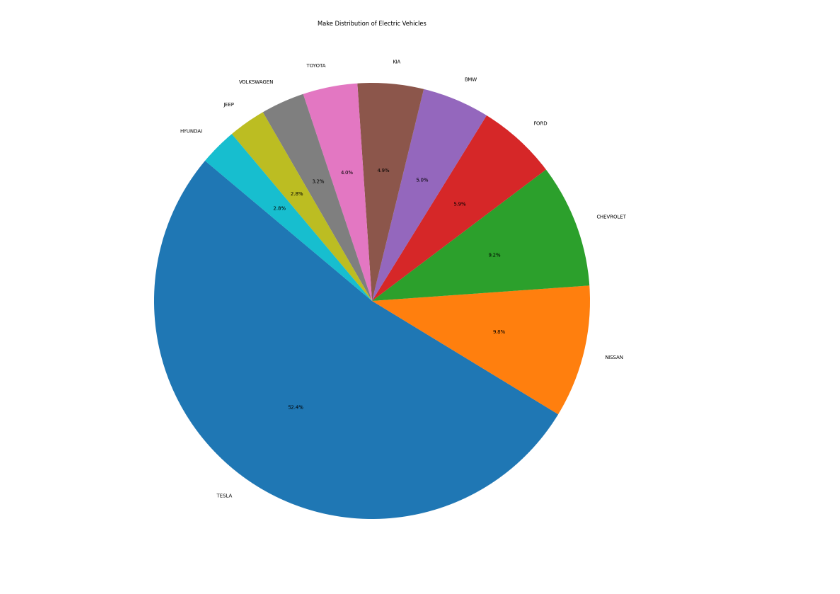
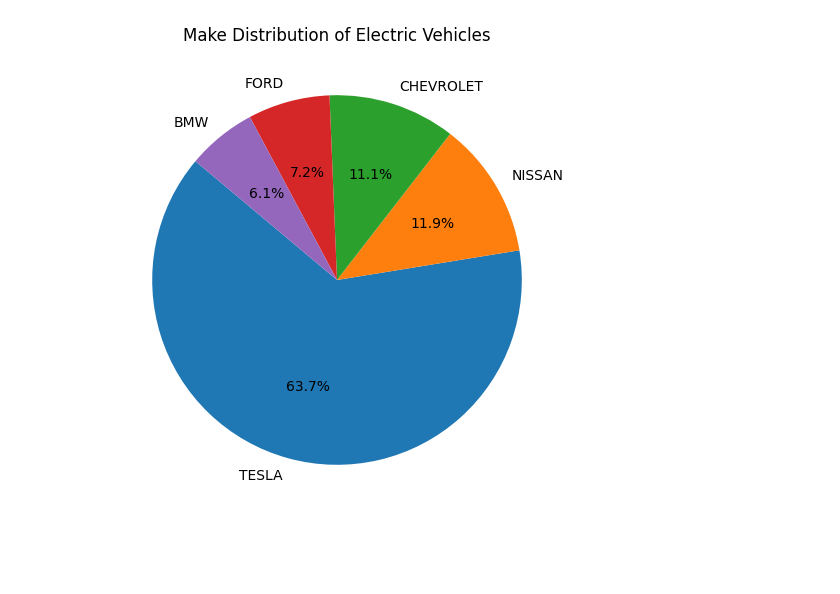
Before and after one commit to Tabs2206/Electric-Vehicle-Population-, a Jupyter notebook: EVP_Electric_vehicles_manufacturing.ipynb, the cells around one changed output. Drawn from its saved outputs; the diff is of its cells as text; code cells hidden in the pictures; blank space fills up the shorter version.

```diff
--- a/EVP_Electric_vehicles_manufacturing.ipynb
+++ b/EVP_Electric_vehicles_manufacturing.ipynb
@@ -24,6 +26,8 @@ dataset
 # %%
 # Count the number of vehicles per make
 make_distribution = dataset['Make'].value_counts()
-make_distribution = make_distribution.head(10)
+#Getting the top 5 vehicles per make
+make_distribution = make_distribution.head(5)
+#Printing the top 5 companies which make large no. of Vehicles per make
 make_distribution
 # %% [output]
@@ -40,13 +39,15 @@ HYUNDAI        3885
 Name: Make, dtype: int64
 # %%
-# Create a pie chart
-plt.figure(figsize=(20, 20))
+# Performing data visualization figure size
+plt.figure(figsize=(10, 6))
+# Data visualization is create on pie chart
 make_distribution.plot(kind='pie', autopct='%1.1f%%', startangle=140)
+# Provide the title for the
 plt.title('Make Distribution of Electric Vehicles')
 plt.ylabel('')  # Hide the y-label
-
+# Save the plot in a png file
 plt.savefig('electric_vehicles_by_company.png')
 # Show the plot
 plt.show()
 # %% [output]
-[figure, old version]
+[figure, new version]
```
Also changed, not shown: parts of 3 cells of this notebook.
